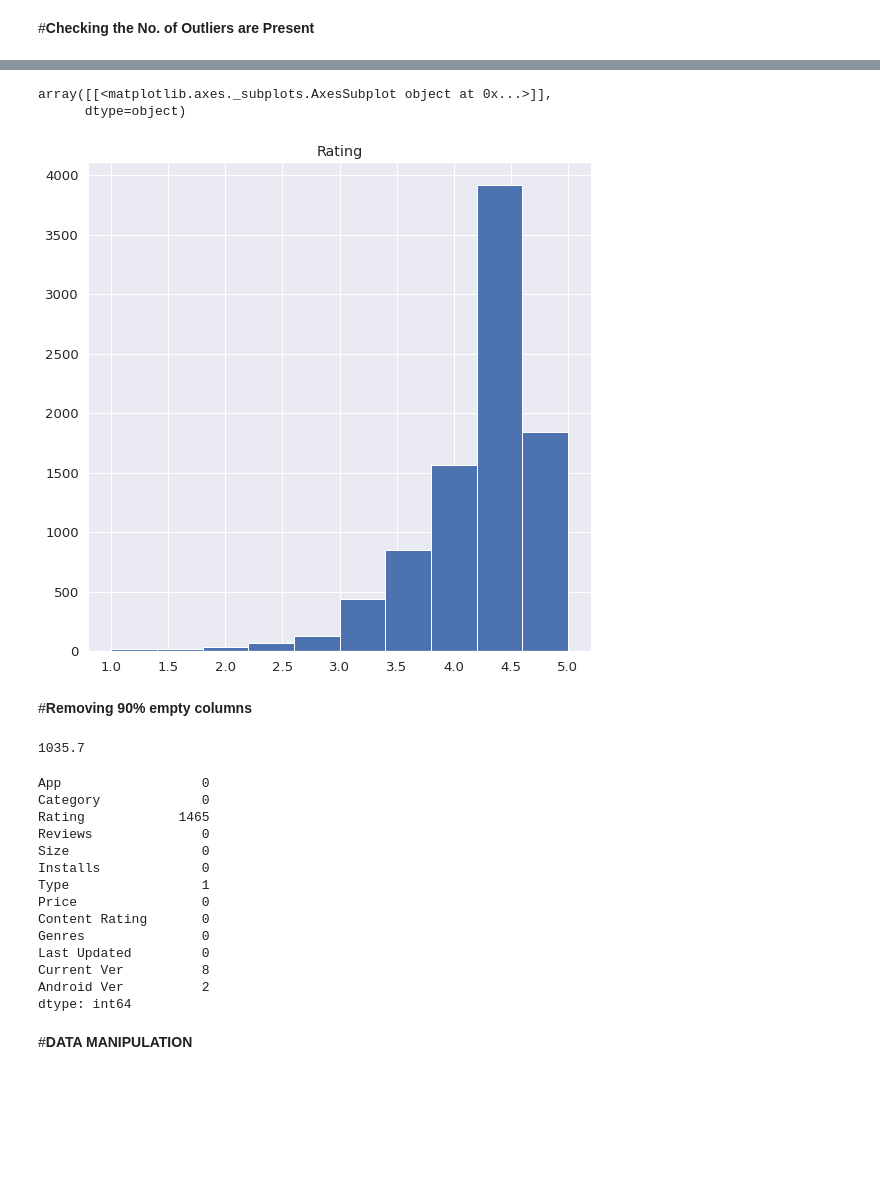
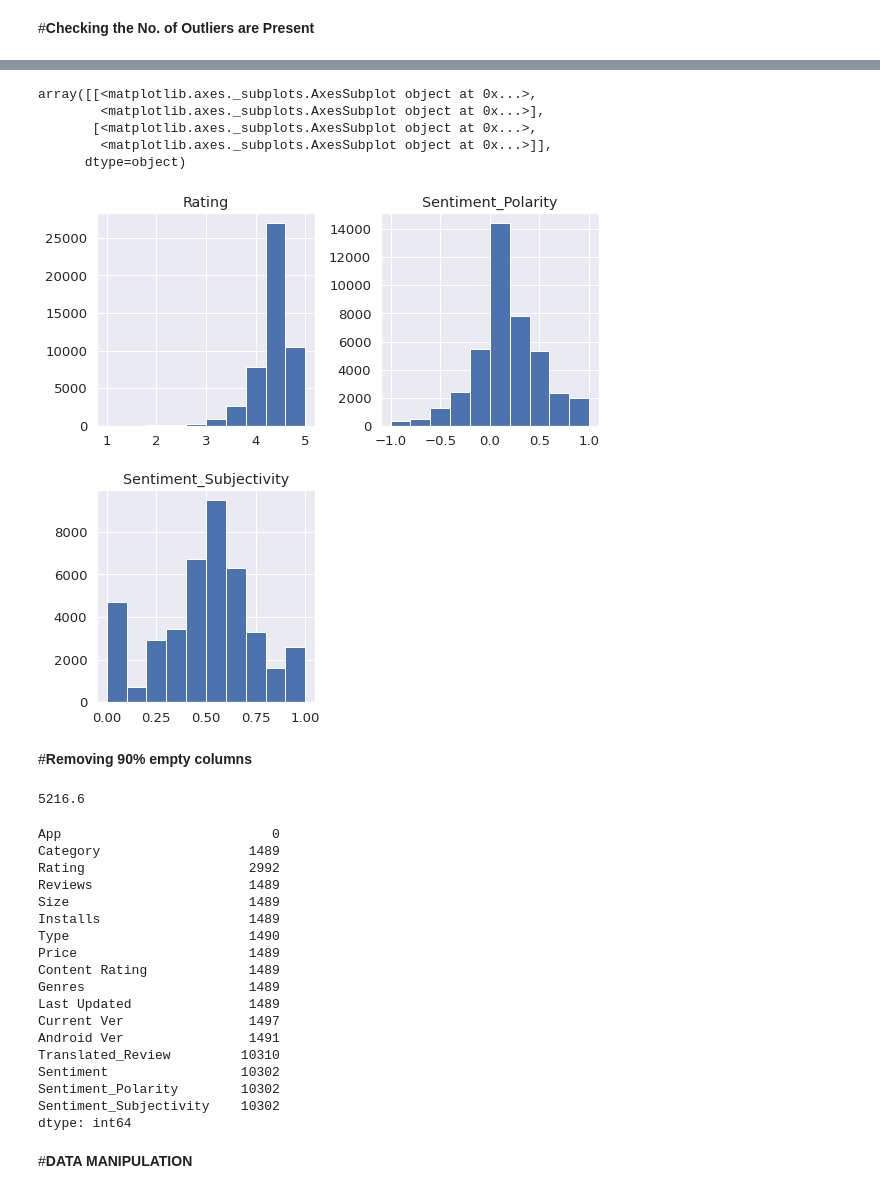
Before and after one commit to Shubhangini19/playstore-review-, a Jupyter notebook: Individual_Play_Store_App_Review_Analysis_Capstone_Project.ipynb, the cells around one changed output, grey strips where cells are left out. Cells and saved outputs as stored; diff of their text form; code cells hidden in the pictures; blank space fills up the shorter version.

```diff
--- a/Individual_Play_Store_App_Review_Analysis_Capstone_Project.ipynb
+++ b/Individual_Play_Store_App_Review_Analysis_Capstone_Project.ipynb
@@ -17,4 +17,5 @@ sns.set(rc={'figure.figsize': [9,9]}, font_scale=1.2)
 # %% [markdown]
 # **READING CSV**
 # %%
-df = pd.read_csv('/content/Play Store Data.csv')
+df1 = pd.read_csv('/content/Play Store Data.csv')
+df2 = pd.read_csv('/content/User Reviews.csv')
@@ -21 +24,3 @@ df = pd.read_csv('/content/Play Store Data.csv')
+# %%
+df3= pd.merge(df1, df2, how='outer',left_on='App',right_on='App')
 # %%
@@ -69,6 +81,6 @@ array([[<matplotlib.axes._subplots.AxesSubplot object at 0x...>]],
 # %% [markdown]
 #**REMOVING DUPLICATES**
 # %%
-df.drop_duplicates(inplace = True)
-df.shape
+df3.drop_duplicates(inplace = True)
+df3.shape
 # %% [output]
@@ -141,3 +154,3 @@ df[df.Rating>5]
 # %%
-df.drop([10472], inplace = True)
+df3.drop([131611], inplace = True)
 # %%
@@ -149,16 +162,19 @@ df.boxplot()
 # %%
 #Histogram after removing outliers
 
-df.hist()
+df3.hist()
 # %% [output]
-array([[<matplotlib.axes._subplots.AxesSubplot object at 0x...>]],
+array([[<matplotlib.axes._subplots.AxesSubplot object at 0x...>,
+        <matplotlib.axes._subplots.AxesSubplot object at 0x...>],
+       [<matplotlib.axes._subplots.AxesSubplot object at 0x...>,
+        <matplotlib.axes._subplots.AxesSubplot object at 0x...>]],
       dtype=object)
-[figure, old version]
+[figure, new version]
 # %% [markdown]
 #**Removing 90% empty columns**
 # %%
-threshold = len(df)*0.1
+threshold = len(df3)*0.1
 threshold
 # %% [output]
-1035.7
+5216.6
 # %%
@@ -166,19 +182,23 @@ df.dropna(thresh = threshold, axis = 1, inplace = True)
 # %%
-print(df.isnull().sum())
+print(df3.isnull().sum())
 # %% [output]
-App                  0
-Category             0
-Rating            1465
-Reviews              0
-Size                 0
-Installs             0
-Type                 1
-Price                0
-Content Rating       0
-Genres               0
-Last Updated         0
-Current Ver          8
-Android Ver          2
+App                           0
+Category                   1489
+Rating                     2992
+Reviews                    1489
+Size                       1489
+Installs                   1489
+Type                       1490
+Price                      1489
+Content Rating             1489
+Genres                     1489
+Last Updated               1489
+Current Ver                1497
+Android Ver                1491
+Translated_Review         10310
+Sentiment                 10302
+Sentiment_Polarity        10302
+Sentiment_Subjectivity    10302
 dtype: int64
 # %% [markdown]
 #**DATA MANIPULATION**
```
Also changed, not shown: parts of 54 cells of this notebook.
